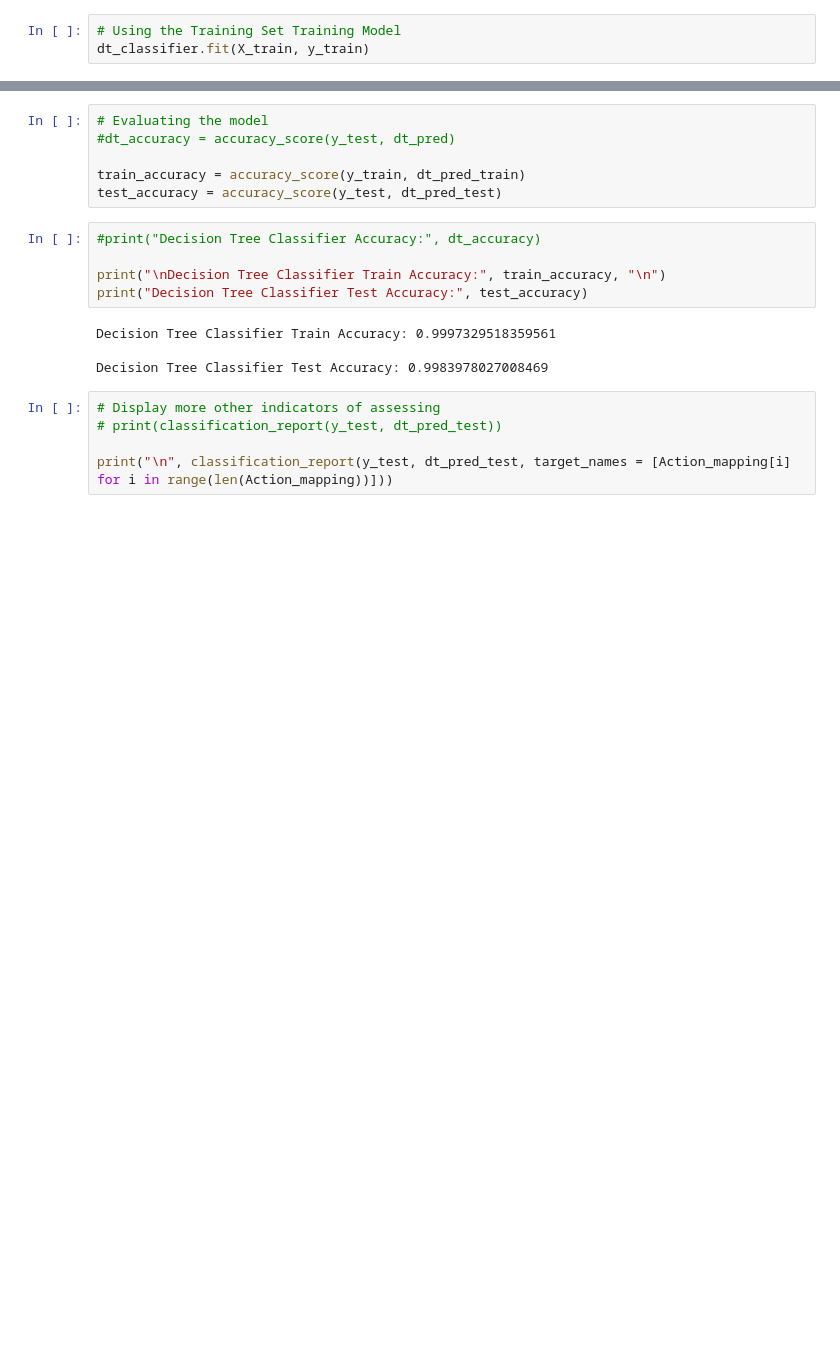
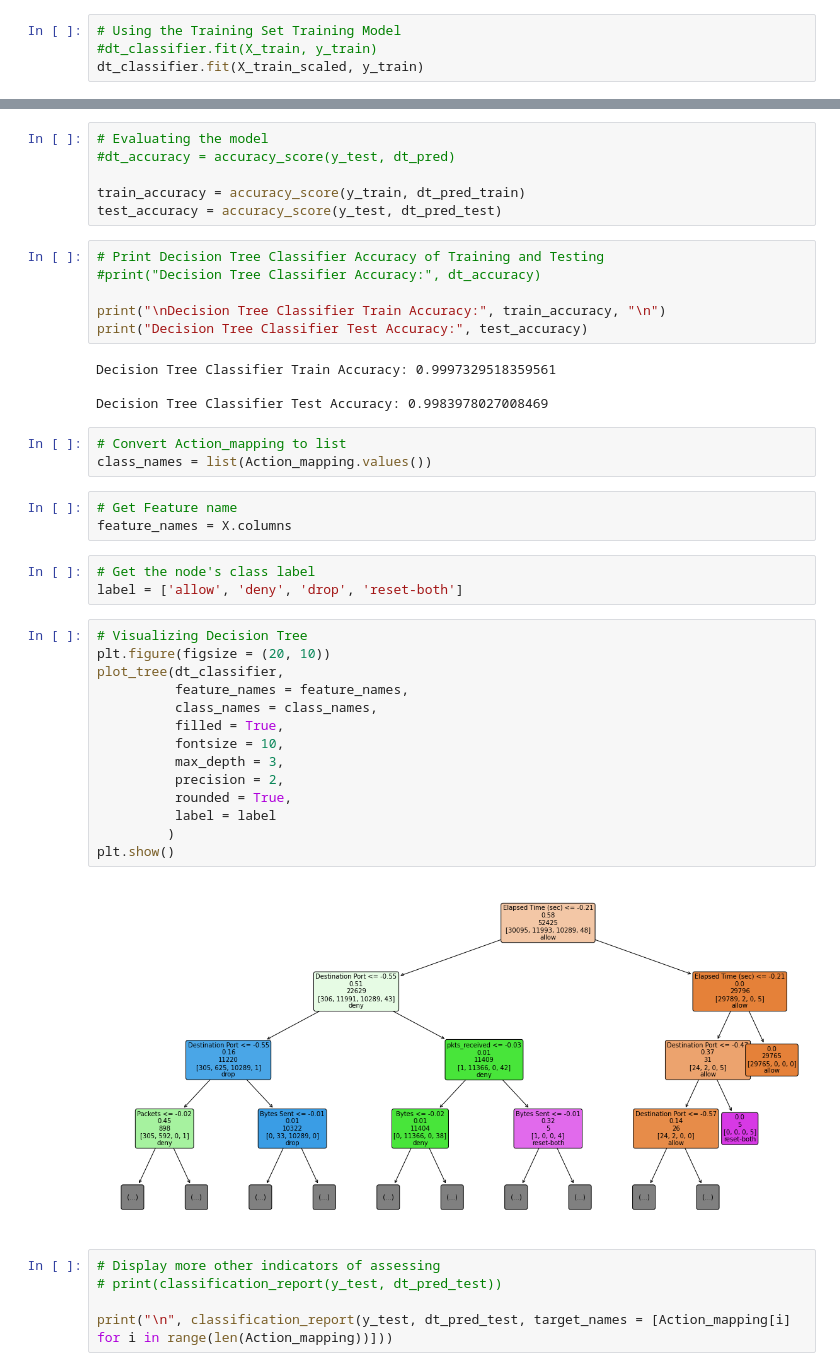
Before and after one commit to Awa25/ML_CA1, a Jupyter notebook: ChiaHuaLin_ML_CA1.ipynb, the cells around one changed output, grey strips where cells are left out. Saved outputs shown, nothing was run; the diff lists cells and outputs as text; blank space fills up the shorter version.

```diff
--- a/ChiaHuaLin_ML_CA1.ipynb
+++ b/ChiaHuaLin_ML_CA1.ipynb
@@ -252,6 +259,7 @@ dt_classifier = DecisionTreeClassifier(random_state = 42)
 # %%
 # Using the Training Set Training Model
-dt_classifier.fit(X_train, y_train)
+#dt_classifier.fit(X_train, y_train)
+dt_classifier.fit(X_train_scaled, y_train)
 # %% [output]
 DecisionTreeClassifier(random_state=42)
 # %%
@@ -267,6 +275,7 @@ dt_pred_test = dt_classifier.predict(X_test)
 train_accuracy = accuracy_score(y_train, dt_pred_train)
 test_accuracy = accuracy_score(y_test, dt_pred_test)
 # %%
+# Print Decision Tree Classifier Accuracy of Training and Testing
 #print("Decision Tree Classifier Accuracy:", dt_accuracy)
 
 print("\nDecision Tree Classifier Train Accuracy:", train_accuracy, "\n")
@@ -275,6 +284,31 @@ print("Decision Tree Classifier Test Accuracy:", test_accuracy)
 Decision Tree Classifier Train Accuracy: 0.9997329518359561
 
 Decision Tree Classifier Test Accuracy: 0.9983978027008469
+# %%
+# Convert Action_mapping to list
+class_names = list(Action_mapping.values())
+# %%
+# Get Feature name
+feature_names = X.columns
+# %%
+# Get the node's class label
+label = ['allow', 'deny', 'drop', 'reset-both']
+# %%
+# Visualizing Decision Tree
+plt.figure(figsize = (20, 10))
+plot_tree(dt_classifier,
+          feature_names = feature_names,
+          class_names = class_names,
+          filled = True,
+          fontsize = 10,
+          max_depth = 3,
+          precision = 2,
+          rounded = True,
+          label = label
+         )
+plt.show()
+# %% [output]
+[figure, added]
 # %%
 # Display more other indicators of assessing
 # print(classification_report(y_test, dt_pred_test))
```
Also changed, not shown: parts of 6 cells of this notebook.
